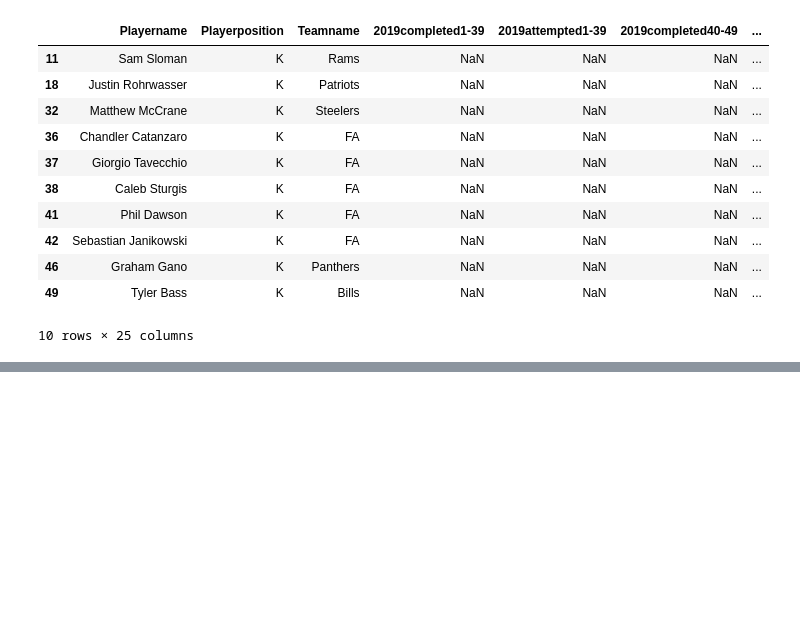
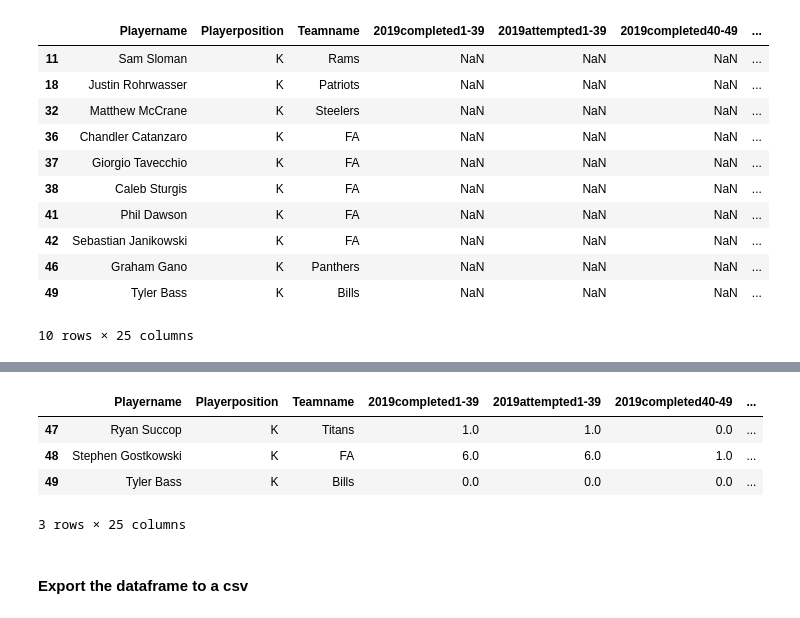
Before and after one commit to oconnorac/fantasy-football-success-predictor, a Jupyter notebook: cleaning/cleaning-kickers.ipynb, the cells around one changed output, grey strips where cells are left out. Drawn from its saved outputs; the diff is of its cells as text; code cells hidden in the pictures; blank space fills up the shorter version.

```diff
--- a/cleaning/cleaning-kickers.ipynb
+++ b/cleaning/cleaning-kickers.ipynb
@@ -124,0 +133,12 @@ df[df['2019fpts'].isna()]
+# %%
+df = df.fillna(0) # use the .fillna() method to fill the NaNs with zeros
+# %%
+df.tail(3) # check out the last 3 rows in the dataset to ensure this filling of null values stuck
+# %% [output]
+|  | Playername | Playerposition | Teamname | 2019completed1-39 | 2019attempted1-39 | 2019completed40-49 | ... |
+| 47 | Ryan Succop | K | Titans | 1.0 | 1.0 | 0.0 | ... |
+| 48 | Stephen Gostkowski | K | FA | 6.0 | 6.0 | 1.0 | ... |
+| 49 | Tyler Bass | K | Bills | 0.0 | 0.0 | 0.0 | ... |
+3 rows × 25 columns
+# %% [markdown]
+#### Export the dataframe to a csv
```
Also changed, not shown: parts of 20 cells of this notebook, 5 other files.
